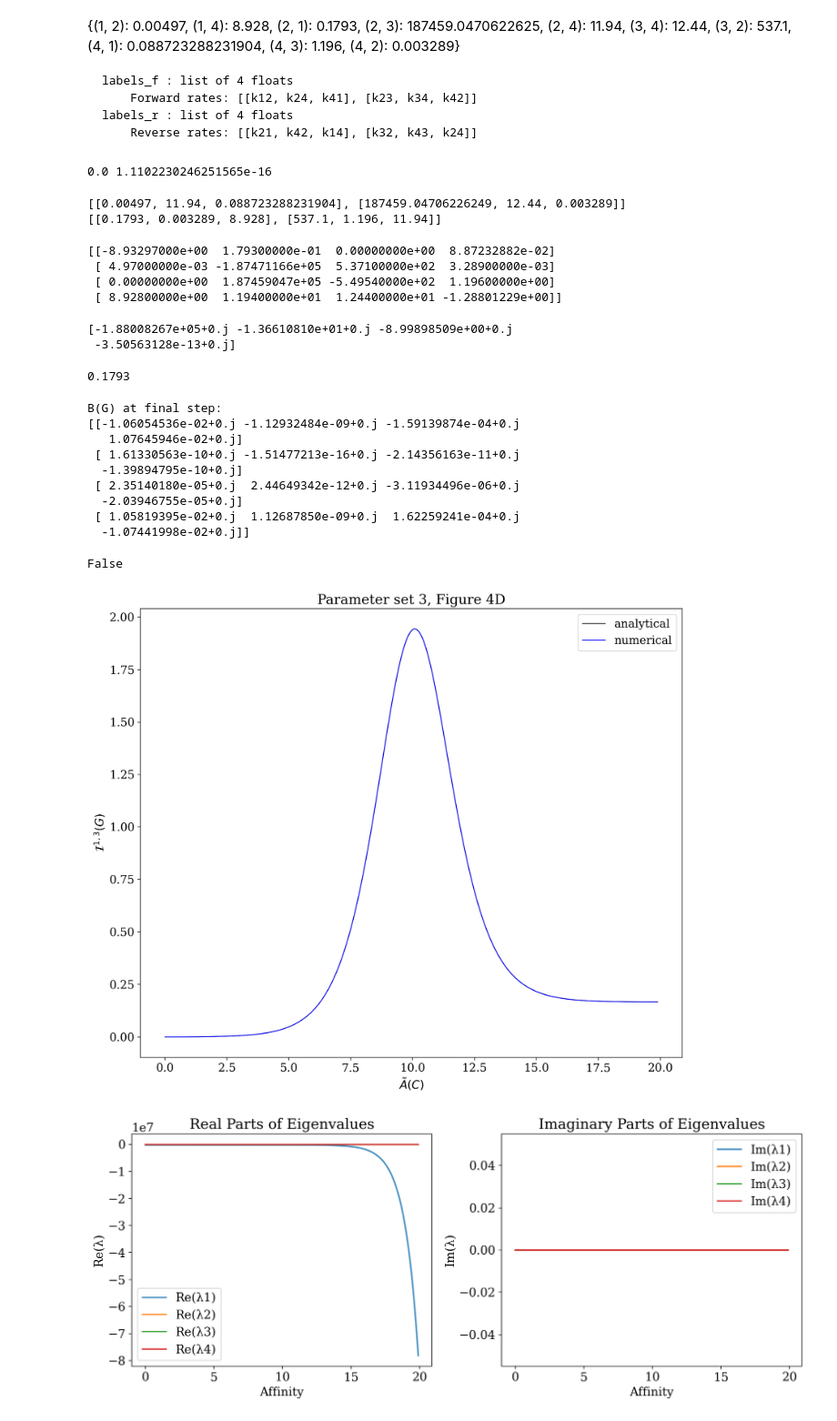
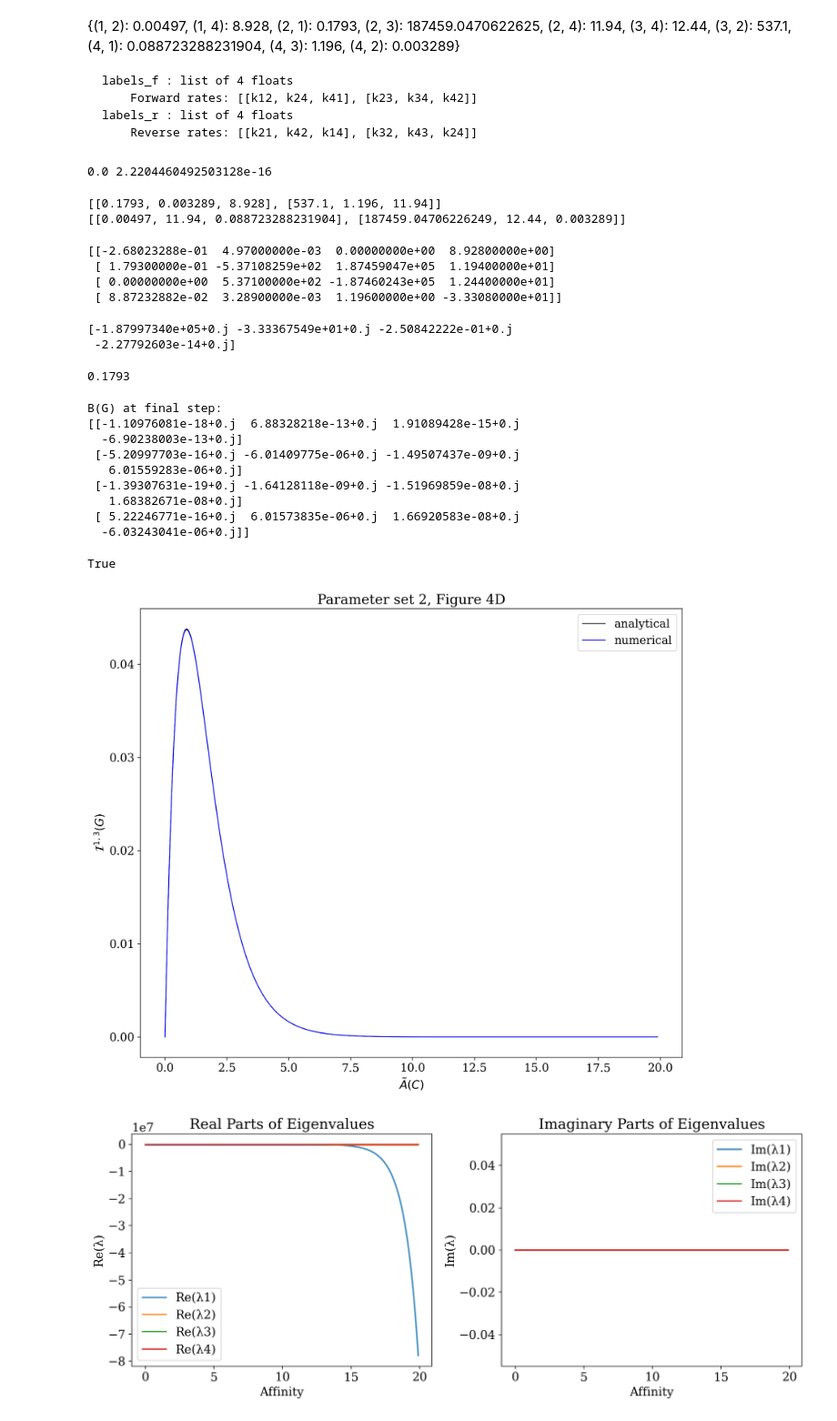
Before and after one commit to sjhaque14/steinberg-signature, a Jupyter notebook: k4'_analytical.ipynb, the cells around one changed output. Shown at 91% size. Cells and saved outputs as stored; diff of their text form; code cells hidden in the pictures.

Commit message:
ran all new parameter sets for Steinberg K4 and K4'

```diff
--- a/k4'_analytical.ipynb
+++ b/k4'_analytical.ipynb
@@ -190,13 +190,13 @@ lap_neq = lap_k4_2cycle(labels_f, labels_r)
 aff_neq = cycle_affinity(labels_f, labels_r)
 print(f"\nAffinity off equilibrium: {aff_neq:.4f}")
 
-tau,tau_max = define_tau_range(lap, max_points=500, cap_factor=10.0)
+tau_neq,tau_max = define_tau_range(lap, max_points=500, cap_factor=10.0)
 a_13, a_31 = asymmetric_autocorrelation(signal, lap_neq, tau_neq)
 print(f"tau_max: {tau_neq[-1]:.4f}")
 print(f"a_13 at tau_max: {a_13[-1]:.6e}")
 print(f"a_31 at tau_max: {a_31[-1]:.6e}")
 
-tau,tau_max = define_tau_range(lap, max_points=500, cap_factor=10.0)
+tau_neq,tau_max = define_tau_range(lap_neq, max_points=500, cap_factor=10.0)
 check_analytical_numerical_consistency(signal, lap_neq, tau_neq)
 print("PASS: analytical and numerical areas agree off equilibrium")
 # %% [output]
@@ -242,35 +242,35 @@ k23 = (k24 * k43 * k32) / (k34 * k42)
 
 k41 = (k42 * k21 * k14) / (k12 * k24)
 
-labels_f = [[k12, k24, k41], [k23, k34, k42]]
-labels_r = [[k21, k42, k14], [k32, k43, k24]]
+labels_f = [[k21, k42, k14], [k32, k43, k24]]
+labels_r = [[k12, k24, k41], [k23, k34, k42]]
 
 aff_c1 = np.abs(np.log(np.prod(labels_f[0])/np.prod(labels_r[0])))
 aff_c2 = np.abs(np.log(np.prod(labels_f[1])/np.prod(labels_r[1])))
 print(aff_c1,aff_c2)
 # %% [output]
-0.0 1.1102230246251565e-16
+0.0 2.2204460492503128e-16
 # %%
 print(labels_f)
 print(labels_r)
 # %% [output]
+[[0.1793, 0.003289, 8.928], [537.1, 1.196, 11.94]]
 [[0.00497, 11.94, 0.088723288231904], [187459.04706226249, 12.44, 0.003289]]
-[[0.1793, 0.003289, 8.928], [537.1, 1.196, 11.94]]
 # %%
 lap = lap_k4_2cycle(labels_f,labels_r)
 print(lap)
 # %% [output]
-[[-8.93297000e+00  1.79300000e-01  0.00000000e+00  8.87232882e-02]
- [ 4.97000000e-03 -1.87471166e+05  5.37100000e+02  3.28900000e-03]
- [ 0.00000000e+00  1.87459047e+05 -5.49540000e+02  1.19600000e+00]
- [ 8.92800000e+00  1.19400000e+01  1.24400000e+01 -1.28801229e+00]]
+[[-2.68023288e-01  4.97000000e-03  0.00000000e+00  8.92800000e+00]
+ [ 1.79300000e-01 -5.37108259e+02  1.87459047e+05  1.19400000e+01]
+ [ 0.00000000e+00  5.37100000e+02 -1.87460243e+05  1.24400000e+01]
+ [ 8.87232882e-02  3.28900000e-03  1.19600000e+00 -3.33080000e+01]]
 # %%
 # check that eigenvalues are real and distinct (they need to stay this way)
 lambdas, w_i, z_i = spectrum_any(lap)
 print(lambdas)
 # %% [output]
-[-1.88008267e+05+0.j -1.36610810e+01+0.j -8.99898509e+00+0.j
- -3.50563128e-13+0.j]
+[-1.87997340e+05+0.j -3.33367549e+01+0.j -2.50842222e-01+0.j
+ -2.27792603e-14+0.j]
 # %%
 signal = [3,5,7,9]
 alpha, beta  = 1, 3
@@ -282,18 +282,20 @@ analytical_areas = np.empty(N)
 numerical_areas = np.empty(N)
 eigvals_all_r = np.zeros((N, 4), dtype=float)
 eigvals_all_c = np.zeros((N, 4), dtype=float)
+complex_steps = []
 
 # perturb edge k21
 cycle_idx = 0
 edge_idx = 0
-perturb_edge = labels_r[cycle_idx][edge_idx]
+perturb_edge = labels_f[cycle_idx][edge_idx]
 perturb_edge
 # %% [output]
 0.1793
 # %%
 for i in tqdm(range(0,N)):
 
-    labels_r[cycle_idx][edge_idx] = perturb_edge
+    # make sure you perturb the correct rate in the correct data structure
+    labels_f[cycle_idx][edge_idx] = perturb_edge
 
     lap = lap_k4_2cycle(labels_f, labels_r)
 
@@ -314,6 +316,12 @@ for i in tqdm(range(0,N)):
     eigvals_all_r[i, :] = lambdas.real[order]
     eigvals_all_c[i, :] = lambdas.imag[order]
 
+    # check that the zero eigenvalue doesn't turn complex
+    zero_idx = np.argmin(np.abs(lambdas))
+    assert abs(lambdas.imag[zero_idx]) < 1e-12, f"zero eigenvalue went complex at step {i}"
+    if np.abs(lambdas.imag).max() > 1e-9:
+        complex_steps.append(i)
+
     perturb_edge *= 1.01
 
 lambdas, w_i, z_i = spectrum_any(lap)
@@ -327,27 +335,27 @@ print(B_final)
 check_symmetric(B_final, rtol=1e-05, atol=1e-08)
 # %% [output]
 B(G) at final step:
-[[-1.06054536e-02+0.j -1.12932484e-09+0.j -1.59139874e-04+0.j
-   1.07645946e-02+0.j]
- [ 1.61330563e-10+0.j -1.51477213e-16+0.j -2.14356163e-11+0.j
-  -1.39894795e-10+0.j]
- [ 2.35140180e-05+0.j  2.44649342e-12+0.j -3.11934496e-06+0.j
-  -2.03946755e-05+0.j]
- [ 1.05819395e-02+0.j  1.12687850e-09+0.j  1.62259241e-04+0.j
-  -1.07441998e-02+0.j]]
+[[-1.10976081e-18+0.j  6.88328218e-13+0.j  1.91089428e-15+0.j
+  -6.90238003e-13+0.j]
+ [-5.20997703e-16+0.j -6.01409775e-06+0.j -1.49507437e-09+0.j
+   6.01559283e-06+0.j]
+ [-1.39307631e-19+0.j -1.64128118e-09+0.j -1.51969859e-08+0.j
+   1.68382671e-08+0.j]
+ [ 5.22246771e-16+0.j  6.01573835e-06+0.j  1.66920583e-08+0.j
+  -6.03243041e-06+0.j]]
-False
+True
 # %%
 # Steinberg curve plot
 plt.plot(np.abs(affinities_c1),analytical_areas,linewidth=1, color= 'black',label='analytical')
 plt.plot(np.abs(affinities_c1),numerical_areas,linewidth=1, color= 'blue',label='numerical')
 plt.xlabel(r"$\tilde{A}(C)$")
 plt.ylabel(r"$\mathcal{I}^{1,3}(G)$")
-plt.title("Parameter set 3, Figure 4D")
+plt.title("Parameter set 2, Figure 4D")
 plt.legend()
-plt.savefig("pset3_fig4d.png")
+plt.savefig("pset2_fig4d_260809.png")
 plt.show()
 # %% [output]
-[figure, old version]
+[figure, new version]
 # %%
 # Eigenvalues plots
 plt.figure(figsize=(12,5))
```
Also changed, not shown: parts of 30 cells of this notebook, 11 other files.
